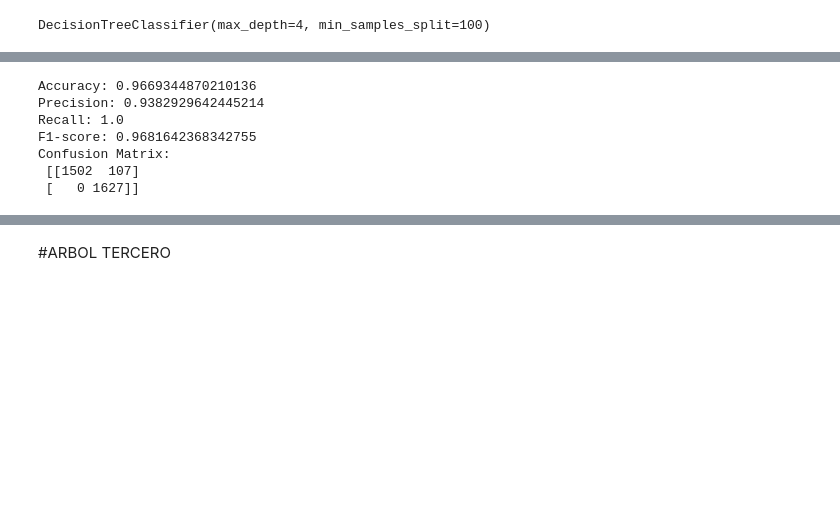
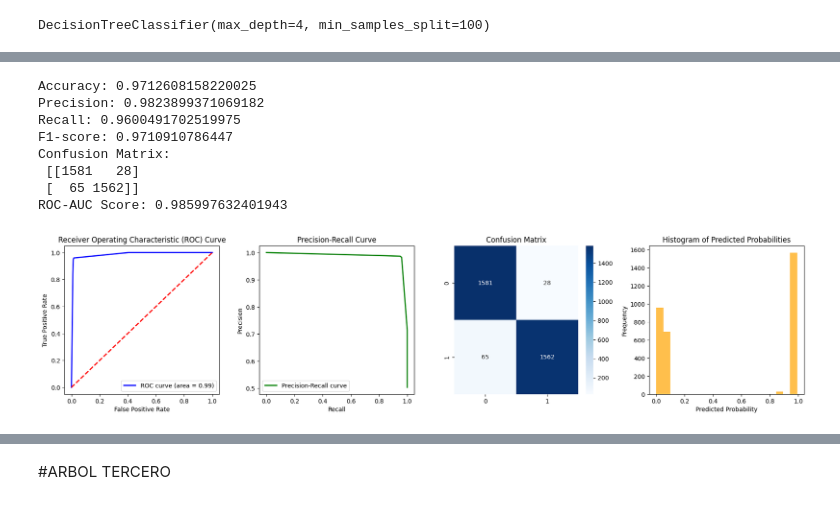
Before and after one commit to SorayaFrancoLopez/NN_churn_proyect_insurance, a Jupyter notebook: STEP_2_Feature_importance.ipynb, the cells around one changed output, grey strips where cells are left out. Drawn from its saved outputs; the diff is of its cells as text; code cells hidden in the pictures; blank space fills up the shorter version.

```diff
--- a/STEP_2_Feature_importance.ipynb
+++ b/STEP_2_Feature_importance.ipynb
@@ -135,27 +223,20 @@ plt.show()
-# %%
-y_pred = tree.predict(X_test)
-accuracy = accuracy_score(y_test, y_pred)
-print("Accuracy:", accuracy)
-
-precision = precision_score(y_test, y_pred)
-print("Precision:", precision)
-
-recall = recall_score(y_test, y_pred)
-print("Recall:", recall)
-
-f1 = f1_score(y_test, y_pred)
-print("F1-score:", f1)
-
-conf_matrix = confusion_matrix(y_test, y_pred)
-print("Confusion Matrix:\n", conf_matrix)
-# %% [output]
-Accuracy: 0.9669344870210136
-Precision: 0.9382929642445214
-Recall: 1.0
-F1-score: 0.9681642368342755
-Confusion Matrix:
- [[1502  107]
- [   0 1627]]
+# %%
+#Evaluación del modelo
+y_pred_proba = tree.predict_proba(X_test)[:, 1]
+y_pred = tree.predict(X_test)
+# %%
+# Llama a la función evaluacion con los datos apropiados
+evaluacion(y_test, y_pred, y_pred_proba)
+# %% [output]
+Accuracy: 0.9712608158220025
+Precision: 0.9823899371069182
+Recall: 0.9600491702519975
+F1-score: 0.9710910786447
+Confusion Matrix:
+ [[1581   28]
+ [  65 1562]]
+ROC-AUC Score: 0.985997632401943
+[figure, added]
 # %%
 y_pred = tree.predict(X_test)
 accuracy = accuracy_score(y_test, y_pred)
```
Also changed, not shown: parts of 41 cells of this notebook.
